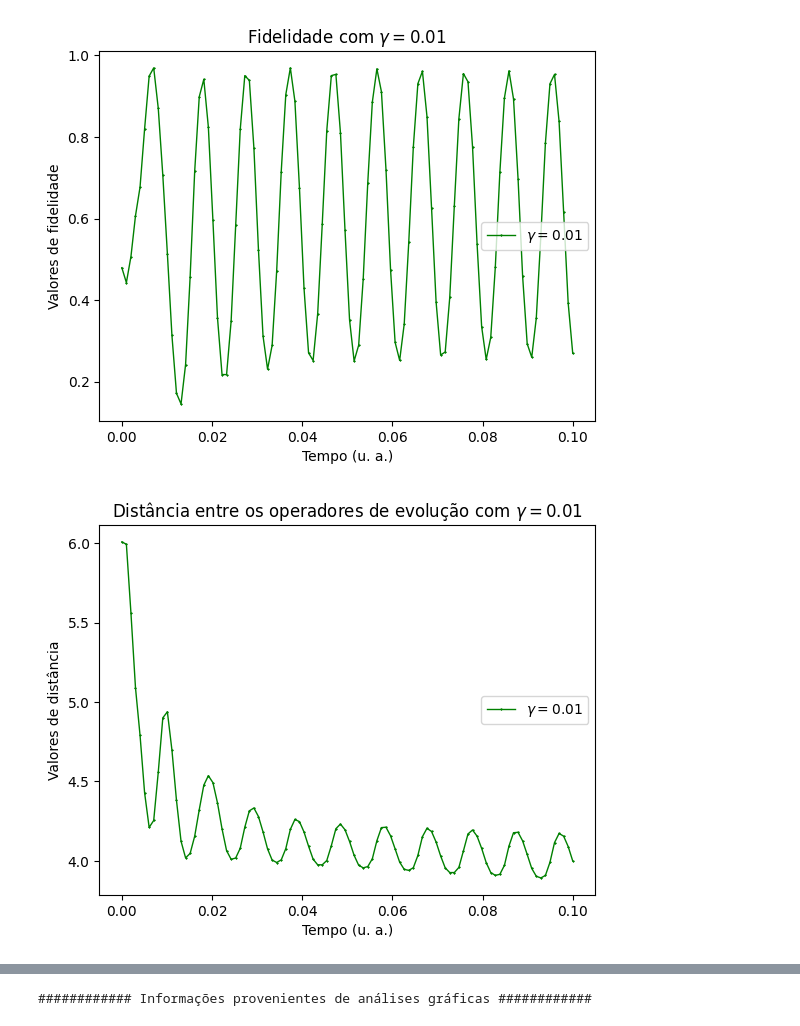
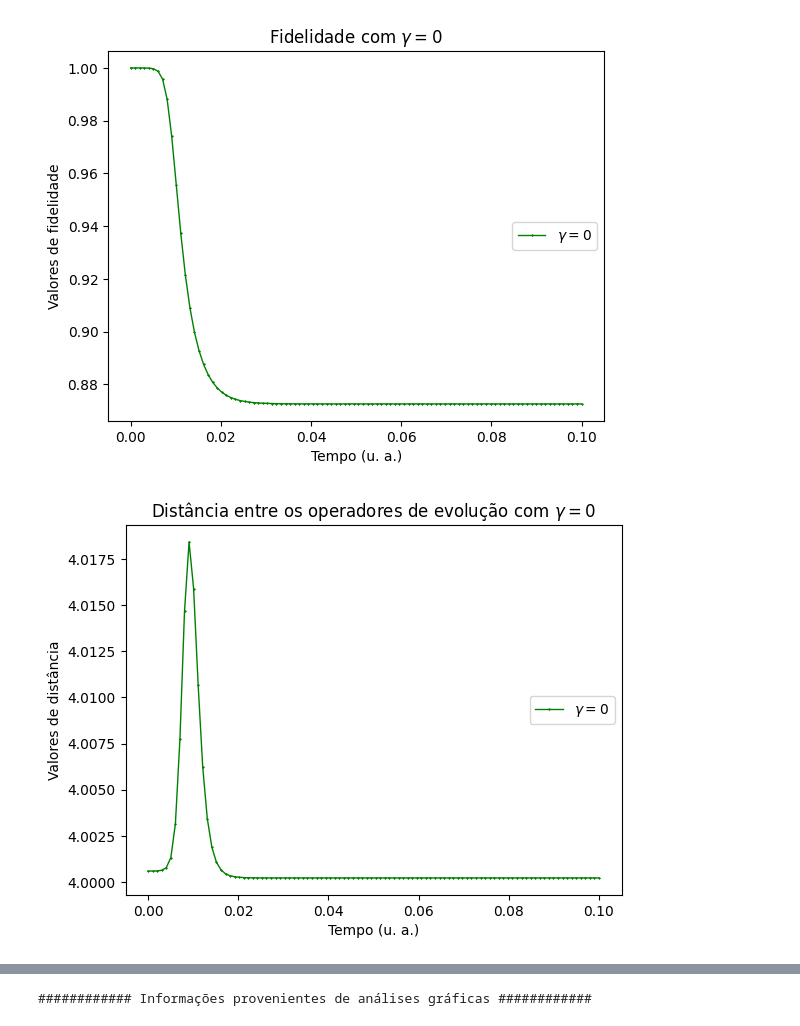
Before and after one commit to GabrielSiqueira1/Lyapunov-Open-Quantum-Systems, a Jupyter notebook: Lyapunov-Gate-Phase.ipynb, the cells around one changed output, grey strips where cells are left out. Saved outputs shown, nothing was run; the diff lists cells and outputs as text; code cells hidden in the pictures.

```diff
--- a/Lyapunov-Gate-Phase.ipynb
+++ b/Lyapunov-Gate-Phase.ipynb
@@ -159,9 +238,8 @@ def densidade(rho, quant_pontos, lbda):
 #u = [70, 88, 94, 0.35, 0.31, 0.34] # Phase(S,P)
 u = [randint(1,400), randint(1,400), randint(1,400), 0.35, 0.31, 0.34] # Phase(S,P)
 
-#Ut = [[0, 1, 0], [0, 0, -1], [1, 0, 0]]
-Ut = [[-1, 0, 0], [0, -1, 0], [0, 0, 1]] # Hadamard
-Uf = [[0, 1, 0], [0, 0, -1], [1, 0, 0]] # Phase(S,P)
+Ut = [[1, 0, 0], [0, 1, 0], [0, 0, 1]] # Ponto próximo
+Uf = [[0, -1, 0],[-1, 0, 0], [0, 0, 1]] # Phase(S,P)
 
 print(f"############ Informações finais do experimento ############\n")
 
@@ -175,7 +253,7 @@ print(f'O rho desejado é: {pf}')
 h=0.001
 t=0
 i=0
-lbda=0.01
+lbda=0
 distance_vector = []
 fx_vector = []
 fy_vector = []
@@ -236,5 +314,5 @@ A distância encontrada, ao final do experimento foi: 3.999038238155005
-[figure, old version]
+[figure, new version]
-[figure, old version]
+[figure, new version]
 # %%
 u = [70, 88, 94, 0.35, 0.31, 0.34] # Phase(S,P)
 #u = [randint(1,400), randint(1,400), randint(1,400), 0.35, 0.31, 0.34] # Phase(S,P)
```
Also changed, not shown: parts of 5 cells of this notebook, 2 other files.
